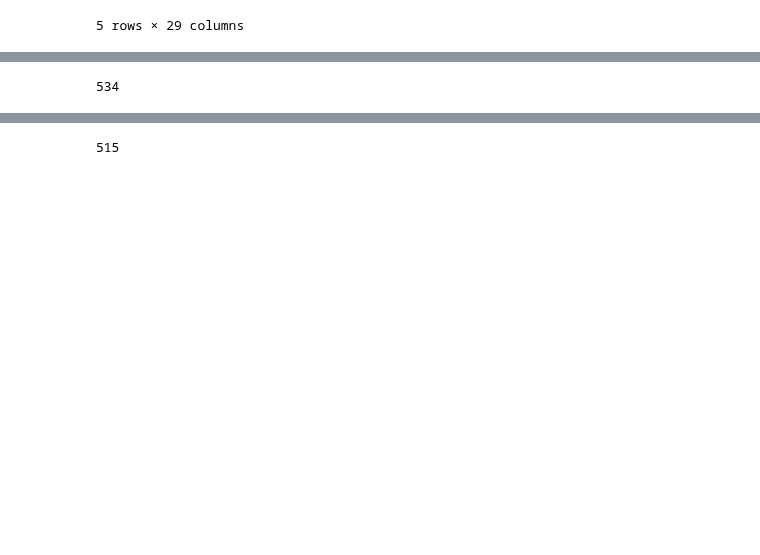
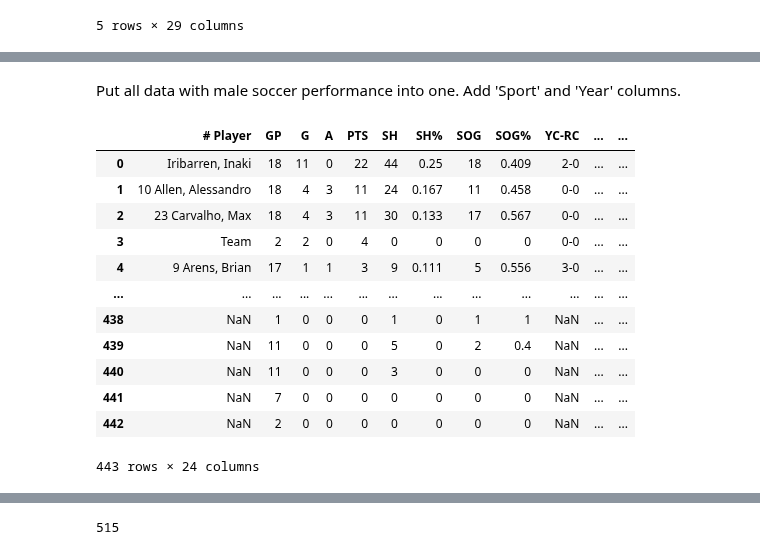
Before and after one commit to COGS108/Group133_WI24, a Jupyter notebook: DataCheckpoint_Group133_WI24.ipynb, the cells around one changed output, grey strips where cells are left out. Saved outputs shown, nothing was run; the diff lists cells and outputs as text; code cells hidden in the pictures; blank space fills up the shorter version.

Commit message:
clean male and female athlete bio data

```diff
--- a/DataCheckpoint_Group133_WI24.ipynb
+++ b/DataCheckpoint_Group133_WI24.ipynb
@@ -232,3 +277,5 @@ Index(['Overall Record: 19-9   Conf: 13-3   Home: 13-1   Away: 6-7   Neutral: 0-
+# %% [markdown]
+Put all data with male soccer performance into one. Add 'Sport' and 'Year' columns.
 # %%
 male_soccer_performance_2023 = pd.read_excel("data/performance_data/excel/Men_s Soccer/2023 Men's Soccer.xlsx")
 male_soccer_performance_2022 = pd.read_excel("data/performance_data/excel/Men_s Soccer/2022 Men's Soccer.xlsx")
@@ -255,7 +302,57 @@ male_soccer_performance_2018['Year'] = 2018
 male_soccer_performance_2017['Year'] = 2017
 male_soccer_performance_2015['Year'] = 2015
 male_soccer_performance_2013['Year'] = 2013
-male_soccer_performance = pd.concat([male_soccer_performance_2023, male_soccer_performance_2022,male_soccer_performance_2021,male_soccer_performance_2019,male_soccer_performance_2018,male_soccer_performance_2017,male_soccer_performance_2015,male_soccer_performance_2013], axis=0)
-male_soccer_performance.shape[0]
-# %% [output]
-534
+# %%
+def cleanSoccer(df):
+    row_of_player, col_of_player = None, None
+
+# Iterate over the DataFrame to find 'Player'
+    for row_idx, row in df.iterrows():
+        for col_idx, value in enumerate(row):
+            if isinstance(value, str) and 'Player' in value:
+                row_of_player, col_of_player = row_idx, col_idx
+                break  # Stop the loop once 'Player' is found
+        if row_of_player is not None:
+            break  # Exit the outer loop if 'Player' has been found
+
+    if row_of_player is not None and col_of_player is not None:
+    # Get the column names starting from 'Player' up to the next 11 columns
+        columns = df.columns[col_of_player:]
+
+    # Select these columns for the entire DataFrame
+        df = df.iloc[row_of_player:]
+        df = df.loc[:, columns]
+
+    cols_with_nan_in_first_row = df.iloc[0].isna()
+
+    columns_to_drop = cols_with_nan_in_first_row[cols_with_nan_in_first_row].index.tolist()
+
+    df.drop(columns=columns_to_drop, inplace=True)
+
+    df.columns = df.iloc[0]
+    df = df.drop(df.index[0])
+
+    df = df.dropna()
+
+    return df
+# %%
+male_soccer_performance
+male_soccer_list = [male_soccer_performance_2023, male_soccer_performance_2022,male_soccer_performance_2021,male_soccer_performance_2019,male_soccer_performance_2018,male_soccer_performance_2017,male_soccer_performance_2015,male_soccer_performance_2013]
+for df in male_soccer_list:
+    male_soccer_performance = pd.concat([male_soccer_performance, cleanSoccer(df)], ignore_index=True)
+# %%
+male_soccer_performance
+# %% [output]
+|  | # Player | GP | G | A | PTS | SH | SH% | SOG | SOG% | YC-RC | ... | ... |
+| 0 | Iribarren, Inaki | 18 | 11 | 0 | 22 | 44 | 0.25 | 18 | 0.409 | 2-0 | ... | ... |
+| 1 | 10 Allen, Alessandro | 18 | 4 | 3 | 11 | 24 | 0.167 | 11 | 0.458 | 0-0 | ... | ... |
+| 2 | 23 Carvalho, Max | 18 | 4 | 3 | 11 | 30 | 0.133 | 17 | 0.567 | 0-0 | ... | ... |
+| 3 | Team | 2 | 2 | 0 | 4 | 0 | 0 | 0 | 0 | 0-0 | ... | ... |
+| 4 | 9 Arens, Brian | 17 | 1 | 1 | 3 | 9 | 0.111 | 5 | 0.556 | 3-0 | ... | ... |
+| ... | ... | ... | ... | ... | ... | ... | ... | ... | ... | ... | ... | ... |
+| 438 | NaN | 1 | 0 | 0 | 0 | 1 | 0 | 1 | 1 | NaN | ... | ... |
+| 439 | NaN | 11 | 0 | 0 | 0 | 5 | 0 | 2 | 0.4 | NaN | ... | ... |
+| 440 | NaN | 11 | 0 | 0 | 0 | 3 | 0 | 0 | 0 | NaN | ... | ... |
+| 441 | NaN | 7 | 0 | 0 | 0 | 0 | 0 | 0 | 0 | NaN | ... | ... |
+| 442 | NaN | 2 | 0 | 0 | 0 | 0 | 0 | 0 | 0 | NaN | ... | ... |
+443 rows × 24 columns
```
Also changed, not shown: parts of 22 cells of this notebook.
